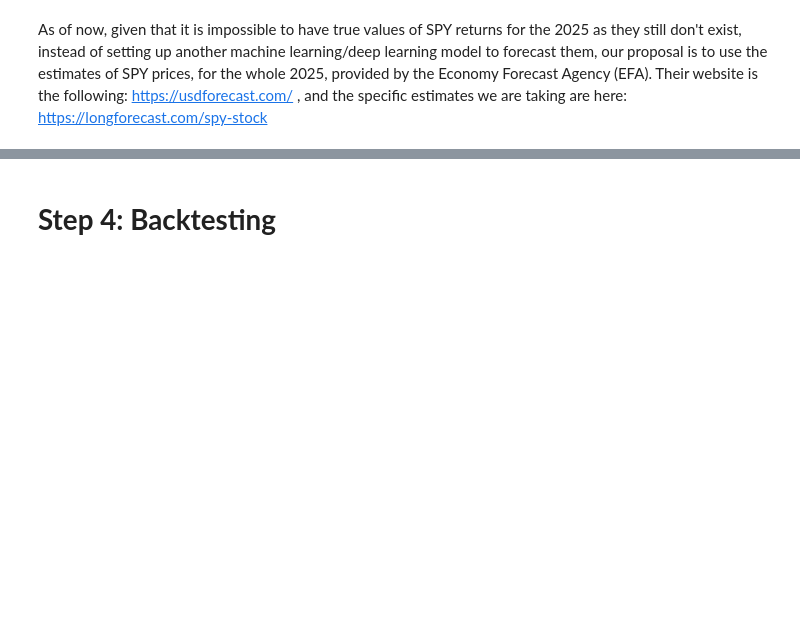
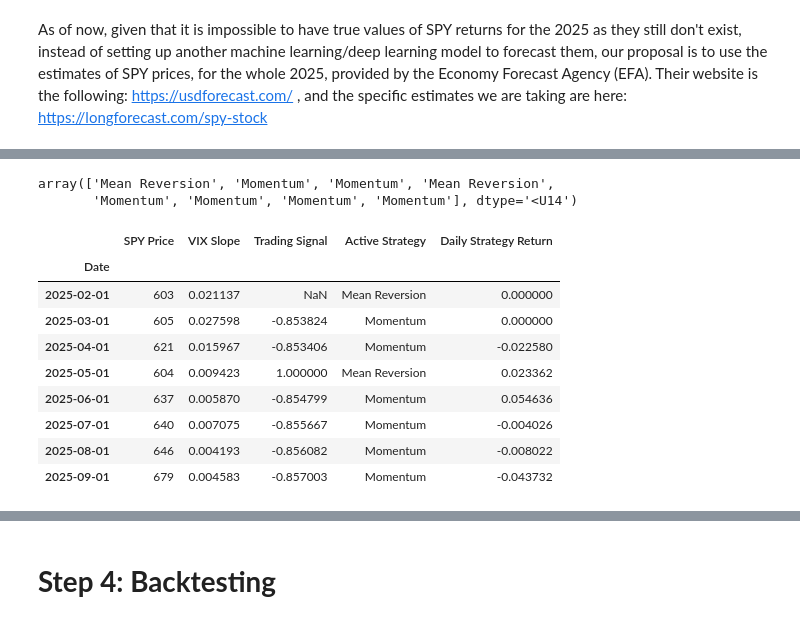
Before and after one commit to AleInc996/Capstone_WQU, a Jupyter notebook: model.ipynb, the cells around one changed output, grey strips where cells are left out. Saved outputs shown, nothing was run; the diff lists cells and outputs as text; code cells hidden in the pictures; blank space fills up the shorter version.

```diff
--- a/model.ipynb
+++ b/model.ipynb
@@ -632,0 +670,11 @@ forward_vix_slope
+# %%
+# generating trading signals
+momentum_component = initial_mom_prob * momentum_signal(forward_vix_slope['vix_slope']) # momentum signals are given by the momentum probabilities multiplied by whether the vix slope gives us momentum vibes
+mean_reversion_component = (1 - initial_mom_prob) * mean_reversion_signal(spy_prices_pred_2025['Close'].pct_change()) # mean reversion signals are given by the momentum probabilities multiplied by whether the returns give us mean reversion vibes
+trading_signal = momentum_component + mean_reversion_component # summing
+
+strategy_type = np.where(momentum_component > mean_reversion_component, "Momentum", "Mean Reversion") # showing the active strategy at each time step
+strategy_type
+# %% [output]
+array(['Mean Reversion', 'Momentum', 'Momentum', 'Mean Reversion',
+       'Momentum', 'Momentum', 'Momentum', 'Momentum'], dtype='<U14')
@@ -632,0 +693,22 @@ forward_vix_slope
+# %%
+results_df = pd.DataFrame({ # grouping everything into a dataframe to show strategy switches and returns
+    'Date': forward_vix_slope['Period'], # we take the months from the forward vix slope dataframe
+    'SPY Price': spy_prices_pred_2025['Close'], # SPY prices forecasted for 2025
+    'VIX Slope': forward_vix_slope['vix_slope'], # forward VIX futures term structure slope
+    'Trading Signal': trading_signal, # trading signal previously generated
+    'Active Strategy': strategy_type, # switches between momentum and mean reversion
+    'Daily Strategy Return': strategy_returns
+})
+results_df.set_index('Date', inplace = True)
+results_df
+# %% [output]
+|  | SPY Price | VIX Slope | Trading Signal | Active Strategy | Daily Strategy Return |
+| Date |  |  |  |  |  |
+| 2025-02-01 | 603 | 0.021137 | NaN | Mean Reversion | 0.000000 |
+| 2025-03-01 | 605 | 0.027598 | -0.853824 | Momentum | 0.000000 |
+| 2025-04-01 | 621 | 0.015967 | -0.853406 | Momentum | -0.022580 |
+| 2025-05-01 | 604 | 0.009423 | 1.000000 | Mean Reversion | 0.023362 |
+| 2025-06-01 | 637 | 0.005870 | -0.854799 | Momentum | 0.054636 |
+| 2025-07-01 | 640 | 0.007075 | -0.855667 | Momentum | -0.004026 |
+| 2025-08-01 | 646 | 0.004193 | -0.856082 | Momentum | -0.008022 |
+| 2025-09-01 | 679 | 0.004583 | -0.857003 | Momentum | -0.043732 |
```
Also changed, not shown: parts of 27 cells of this notebook.
